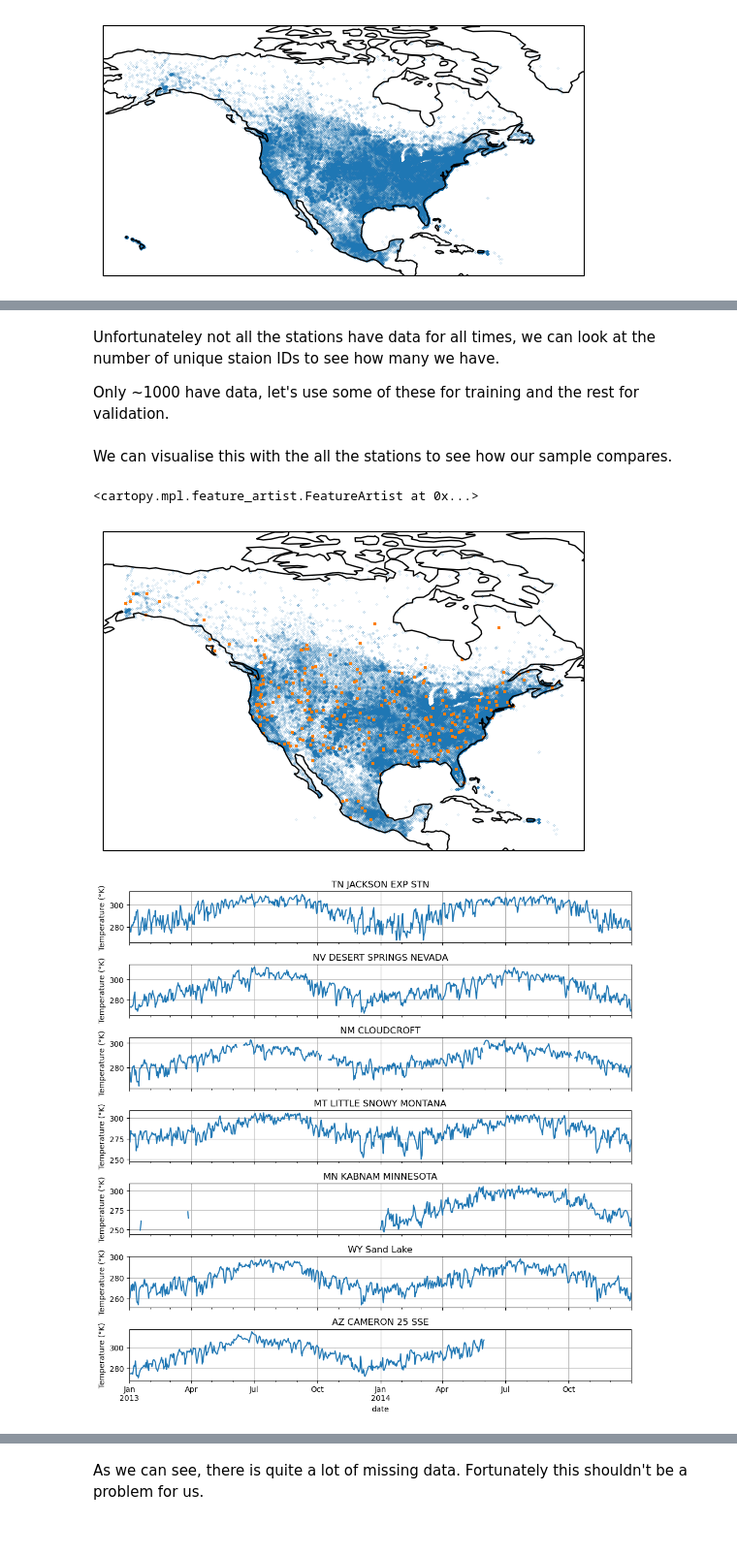
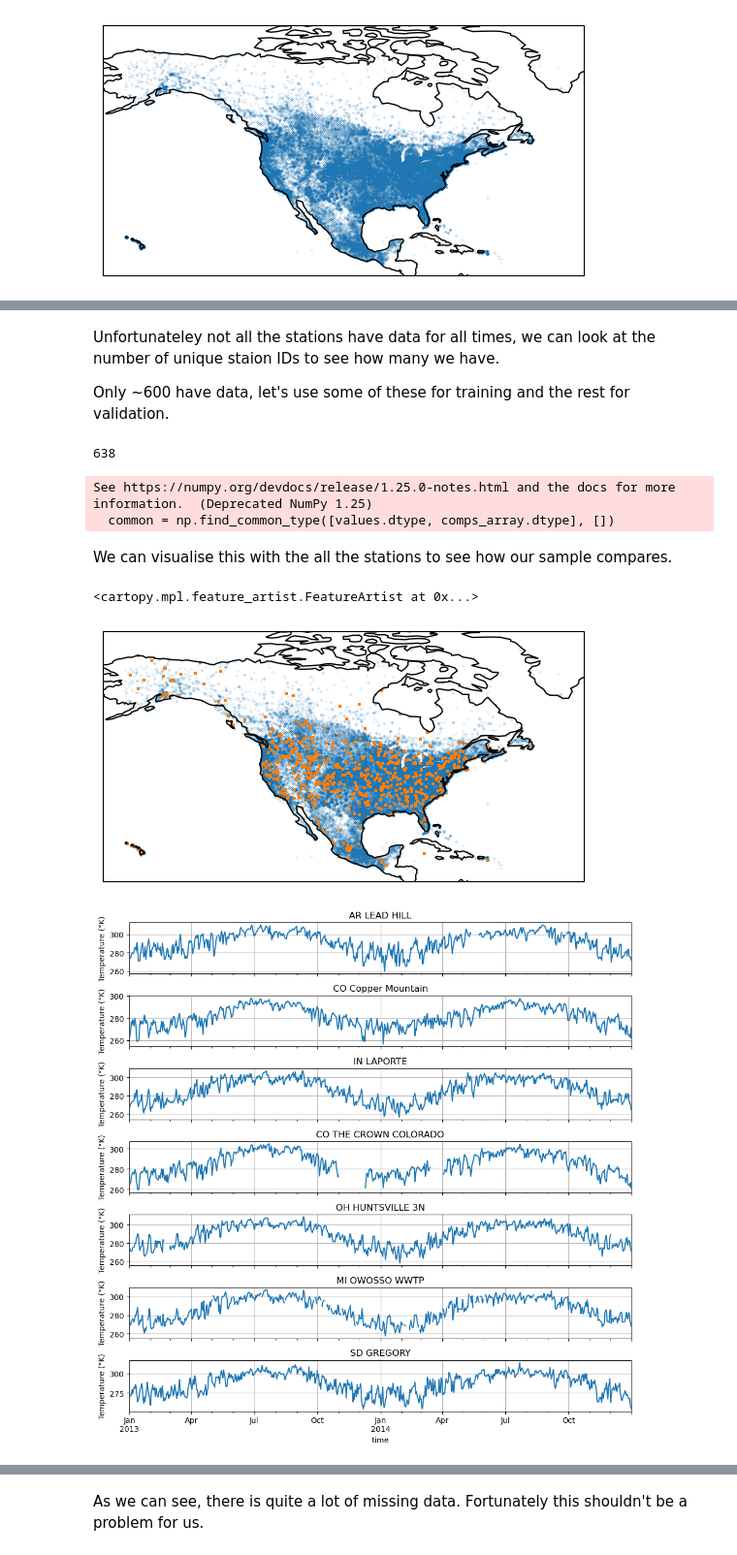
Before and after one commit to tom-andersson/deepsensor_gallery, a Jupyter notebook: demonstrators/temperature_downscaling.ipynb, the cells around one changed output, grey strips where cells are left out. Shown at 97% size. Saved outputs shown, nothing was run; the diff lists cells and outputs as text; code cells hidden in the pictures.

```diff
--- a/demonstrators/temperature_downscaling.ipynb
+++ b/demonstrators/temperature_downscaling.ipynb
@@ -90,14 +74,15 @@ We are no going to select a subset of these stations to model, since there are a
 For now we are just going to look at the variable TMAX, which is the maximum temperature recorded over the day, and only in 2013-2014
 # %%
 stn_md_usa_shuffled = stn_md_usa.sample(frac=1, random_state=43)  # Use random_state for reproducibility
-# n_train_stations = 30
-n_stations = 2000
+
+n_stations = 5000
 all_stations_md = stn_md_usa_shuffled[:n_stations]
 
 date_range = ( "2013-01-01",  "2014-12-31")
 all_raw_station_data= ghcnd.get_data(all_stations_md, include_flags=False, element_types=["TMAX"], date_range=date_range)
 
 # change to degrees to K
+all_raw_station_data = all_raw_station_data.rename({"date": "time"}, axis=1)
 all_raw_station_data["value"] += 273.15
 all_raw_station_data
 # %% [output]
@@ -118,11 +102,17 @@ Downloading station data...
 # %% [markdown]
 Unfortunateley not all the stations have data for all times, we can look at the number of unique staion IDs to see how many we have.
 
-Only ~1000 have data, let's use some of these for training and the rest for validation.
+Only ~600 have data, let's use some of these for training and the rest for validation.
 # %%
 len(pd.unique(all_raw_station_data.name))
-
-all_stations_md = all_stations_md[all_stations_md.name.isin(all_raw_station_data.name)]
+# %% [output]
+638
+# %%
+# Filter metadata to only include stations that have data
+all_stations_md = all_stations_md[all_stations_md.name.isin(all_raw_station_data.name)]
+# %% [output]
+See https://numpy.org/devdocs/release/1.25.0-notes.html and the docs for more information.  (Deprecated NumPy 1.25)
+  common = np.find_common_type([values.dtype, comps_array.dtype], [])
 # %% [markdown]
 We can visualise this with the all the stations to see how our sample compares.
 # %%
@@ -132,19 +122,19 @@ ax.scatter(all_raw_station_data.lon, all_raw_station_data.lat, s=1)
 ax.coastlines()
 # %% [output]
 <cartopy.mpl.feature_artist.FeatureArtist at 0x...>
-[figure, old version]
+[figure, new version]
 # %%
-station_pivot_df = all_raw_station_data.pivot(index='date', columns='name', values='value')
+station_pivot_df = all_raw_station_data.pivot(index='time', columns='name', values='value')
 
 stations = all_stations_md.name
 
 fig, axes = plt.subplots(7, 1, figsize=(10, 10 ), sharex=True)
 
 for i, (station, ax) in enumerate(zip(stations, axes)):
     station_pivot_df[station].plot(ax=ax)
     ax.set_title(station)
     ax.set_ylabel('Temperature (°K)')
     ax.grid(True)
 plt.tight_layout()
 # %% [output]
-[figure, old version]
+[figure, new version]
```
Also changed, not shown: parts of 21 cells of this notebook, 1 other file.
